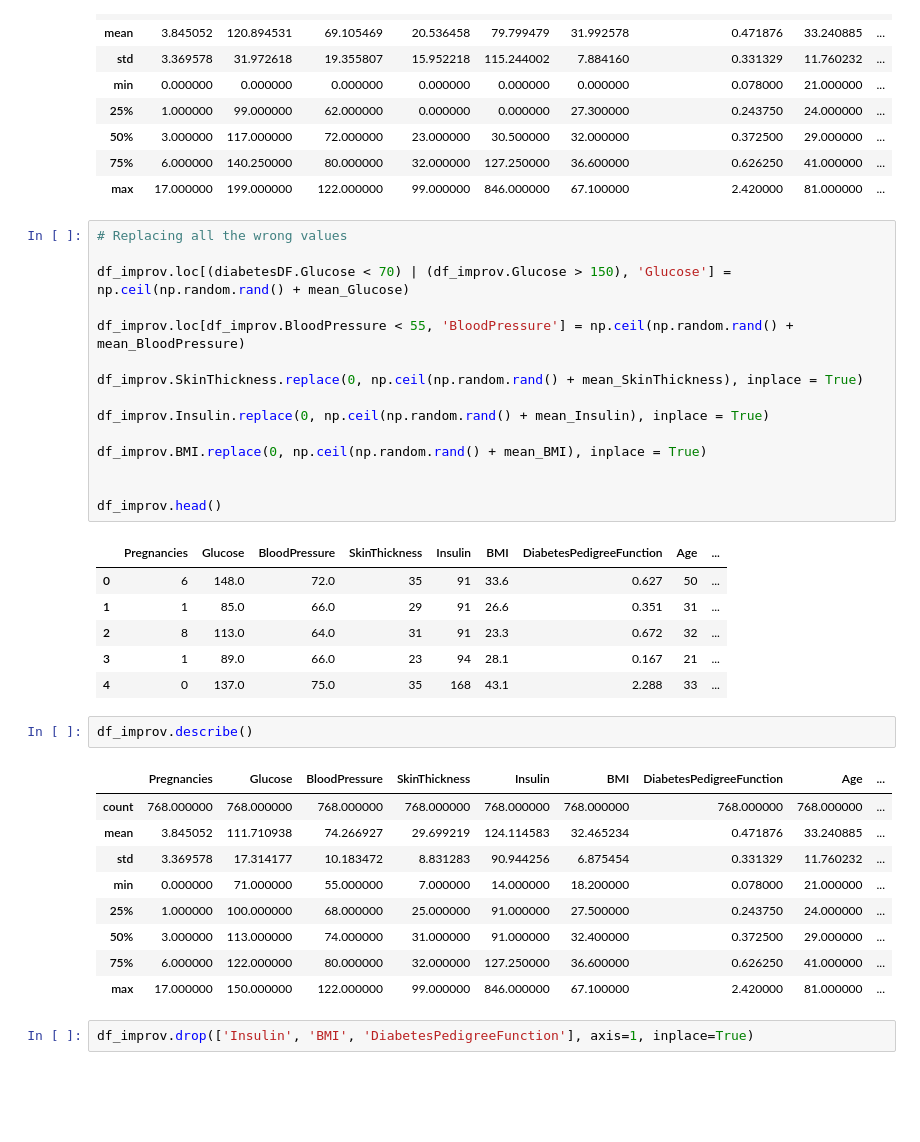
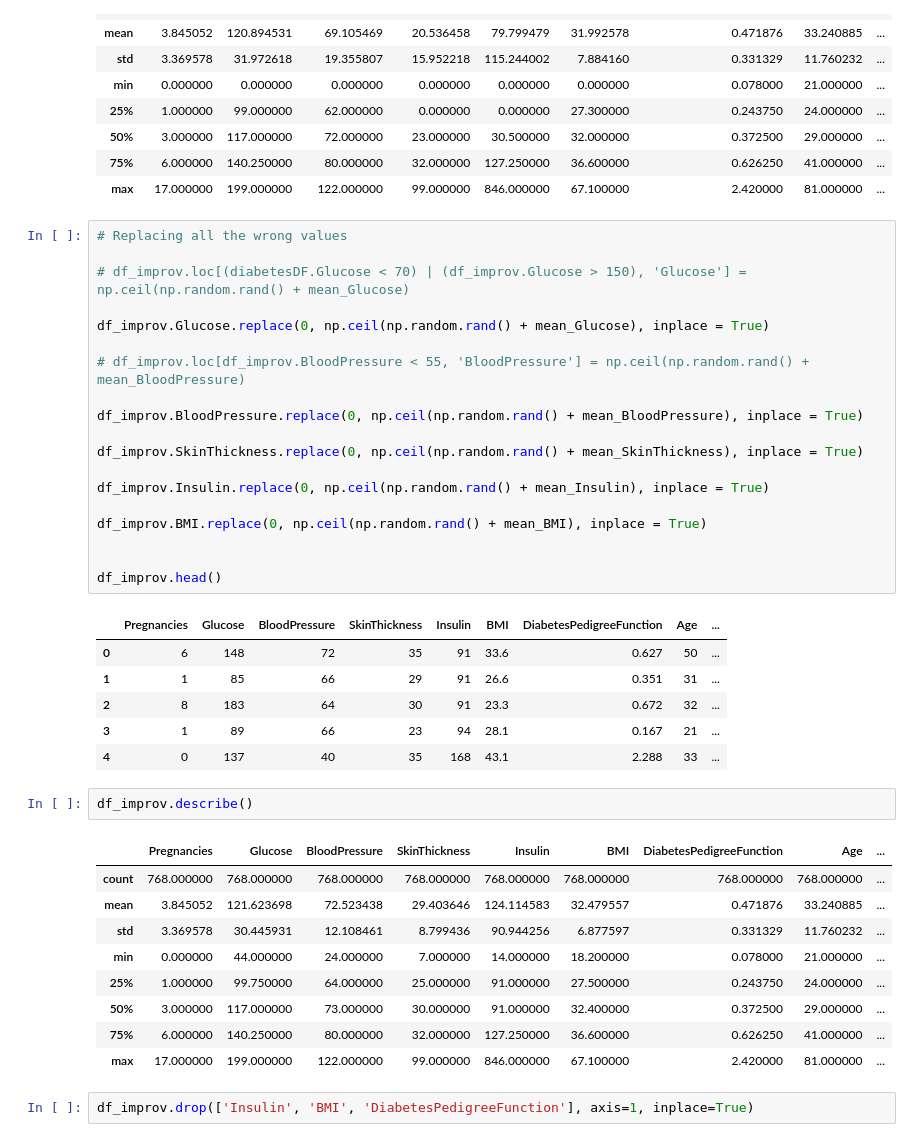
Before and after one commit to AnkitaxPriya/Diabetes-Prediction, a Jupyter notebook: Diabetes Dataset/Improvements/Features Improvements/08_Pregnancies, Glucose, BloodPressure, SkinThickness and Age.ipynb, the cells around one changed output. Drawn from its saved outputs; the diff is of its cells as text; blank space fills up the shorter version.

```diff
--- a/Diabetes Dataset/Improvements/Features Improvements/08_Pregnancies, Glucose, BloodPressure, SkinThickness and Age.ipynb
+++ b/Diabetes Dataset/Improvements/Features Improvements/08_Pregnancies, Glucose, BloodPressure, SkinThickness and Age.ipynb
@@ -165,37 +165,41 @@ df_improv.describe()
 # %%
 # Replacing all the wrong values
 
-df_improv.loc[(diabetesDF.Glucose < 70) | (df_improv.Glucose > 150), 'Glucose'] = np.ceil(np.random.rand() + mean_Glucose)
+# df_improv.loc[(diabetesDF.Glucose < 70) | (df_improv.Glucose > 150), 'Glucose'] = np.ceil(np.random.rand() + mean_Glucose)
 
-df_improv.loc[df_improv.BloodPressure < 55, 'BloodPressure'] = np.ceil(np.random.rand() + mean_BloodPressure)
+df_improv.Glucose.replace(0, np.ceil(np.random.rand() + mean_Glucose), inplace = True)
+
+# df_improv.loc[df_improv.BloodPressure < 55, 'BloodPressure'] = np.ceil(np.random.rand() + mean_BloodPressure)
+
+df_improv.BloodPressure.replace(0, np.ceil(np.random.rand() + mean_BloodPressure), inplace = True)
 
 df_improv.SkinThickness.replace(0, np.ceil(np.random.rand() + mean_SkinThickness), inplace = True)
 
 df_improv.Insulin.replace(0, np.ceil(np.random.rand() + mean_Insulin), inplace = True)
 
 df_improv.BMI.replace(0, np.ceil(np.random.rand() + mean_BMI), inplace = True)
 
 
 df_improv.head()
 # %% [output]
 |  | Pregnancies | Glucose | BloodPressure | SkinThickness | Insulin | BMI | DiabetesPedigreeFunction | Age | ... |
-| 0 | 6 | 148.0 | 72.0 | 35 | 91 | 33.6 | 0.627 | 50 | ... |
-| 1 | 1 | 85.0 | 66.0 | 29 | 91 | 26.6 | 0.351 | 31 | ... |
-| 2 | 8 | 113.0 | 64.0 | 31 | 91 | 23.3 | 0.672 | 32 | ... |
-| 3 | 1 | 89.0 | 66.0 | 23 | 94 | 28.1 | 0.167 | 21 | ... |
-| 4 | 0 | 137.0 | 75.0 | 35 | 168 | 43.1 | 2.288 | 33 | ... |
+| 0 | 6 | 148 | 72 | 35 | 91 | 33.6 | 0.627 | 50 | ... |
+| 1 | 1 | 85 | 66 | 29 | 91 | 26.6 | 0.351 | 31 | ... |
+| 2 | 8 | 183 | 64 | 30 | 91 | 23.3 | 0.672 | 32 | ... |
+| 3 | 1 | 89 | 66 | 23 | 94 | 28.1 | 0.167 | 21 | ... |
+| 4 | 0 | 137 | 40 | 35 | 168 | 43.1 | 2.288 | 33 | ... |
 # %%
 df_improv.describe()
 # %% [output]
 |  | Pregnancies | Glucose | BloodPressure | SkinThickness | Insulin | BMI | DiabetesPedigreeFunction | Age | ... |
 | count | 768.000000 | 768.000000 | 768.000000 | 768.000000 | 768.000000 | 768.000000 | 768.000000 | 768.000000 | ... |
-| mean | 3.845052 | 111.710938 | 74.266927 | 29.699219 | 124.114583 | 32.465234 | 0.471876 | 33.240885 | ... |
-| std | 3.369578 | 17.314177 | 10.183472 | 8.831283 | 90.944256 | 6.875454 | 0.331329 | 11.760232 | ... |
-| min | 0.000000 | 71.000000 | 55.000000 | 7.000000 | 14.000000 | 18.200000 | 0.078000 | 21.000000 | ... |
-| 25% | 1.000000 | 100.000000 | 68.000000 | 25.000000 | 91.000000 | 27.500000 | 0.243750 | 24.000000 | ... |
-| 50% | 3.000000 | 113.000000 | 74.000000 | 31.000000 | 91.000000 | 32.400000 | 0.372500 | 29.000000 | ... |
-| 75% | 6.000000 | 122.000000 | 80.000000 | 32.000000 | 127.250000 | 36.600000 | 0.626250 | 41.000000 | ... |
-| max | 17.000000 | 150.000000 | 122.000000 | 99.000000 | 846.000000 | 67.100000 | 2.420000 | 81.000000 | ... |
+| mean | 3.845052 | 121.623698 | 72.523438 | 29.403646 | 124.114583 | 32.479557 | 0.471876 | 33.240885 | ... |
+| std | 3.369578 | 30.445931 | 12.108461 | 8.799436 | 90.944256 | 6.877597 | 0.331329 | 11.760232 | ... |
+| min | 0.000000 | 44.000000 | 24.000000 | 7.000000 | 14.000000 | 18.200000 | 0.078000 | 21.000000 | ... |
+| 25% | 1.000000 | 99.750000 | 64.000000 | 25.000000 | 91.000000 | 27.500000 | 0.243750 | 24.000000 | ... |
+| 50% | 3.000000 | 117.000000 | 73.000000 | 30.000000 | 91.000000 | 32.400000 | 0.372500 | 29.000000 | ... |
+| 75% | 6.000000 | 140.250000 | 80.000000 | 32.000000 | 127.250000 | 36.600000 | 0.626250 | 41.000000 | ... |
+| max | 17.000000 | 199.000000 | 122.000000 | 99.000000 | 846.000000 | 67.100000 | 2.420000 | 81.000000 | ... |
 # %%
 df_improv.drop(['Insulin', 'BMI', 'DiabetesPedigreeFunction'], axis=1, inplace=True)
 # %%
```
Also changed, not shown: parts of 2 cells of this notebook, 3 other files.
